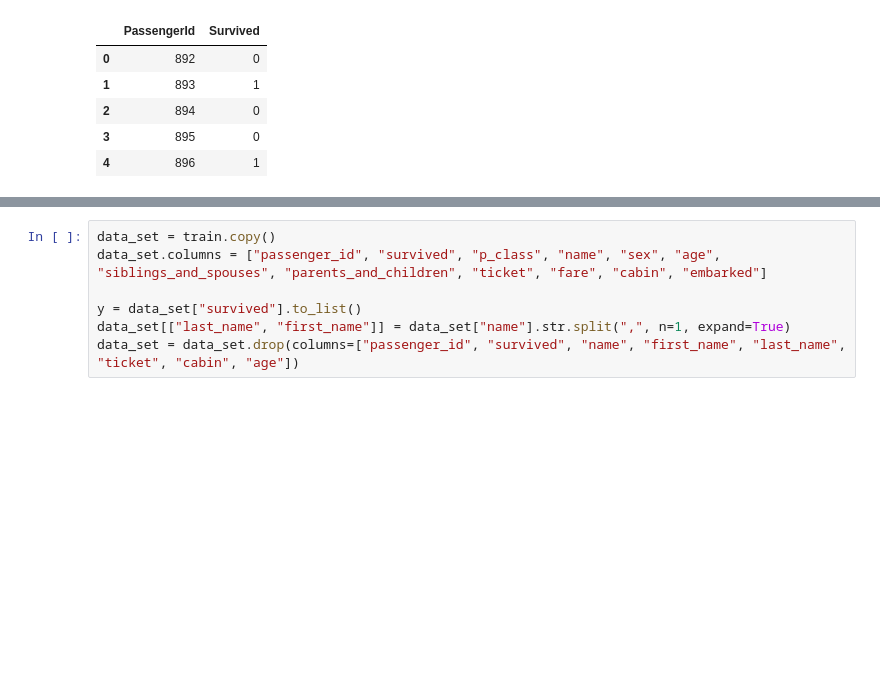
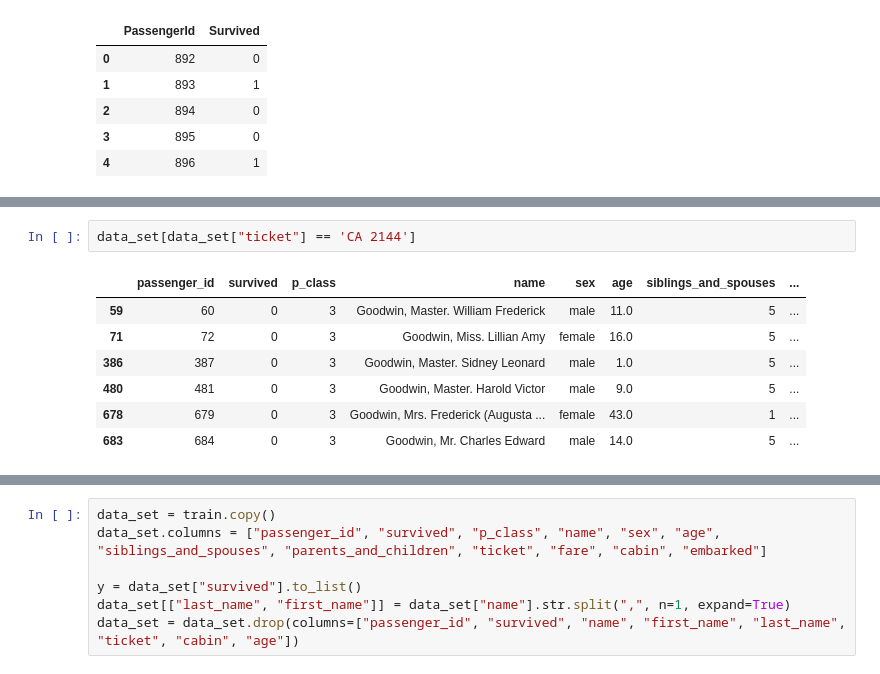
Before and after one commit to ndl284/learning_ml, a Jupyter notebook: notebooks/excercises/Chapter 3 Exercises.ipynb, the cells around one changed output, grey strips where cells are left out. Drawn from its saved outputs; the diff is of its cells as text; blank space fills up the shorter version.

```diff
--- a/notebooks/excercises/Chapter 3 Exercises.ipynb
+++ b/notebooks/excercises/Chapter 3 Exercises.ipynb
@@ -311,0 +437,10 @@ gender_submission.head()
+# %%
+data_set[data_set["ticket"] == 'CA 2144']
+# %% [output]
+|  | passenger_id | survived | p_class | name | sex | age | siblings_and_spouses | ... |
+| 59 | 60 | 0 | 3 | Goodwin, Master. William Frederick | male | 11.0 | 5 | ... |
+| 71 | 72 | 0 | 3 | Goodwin, Miss. Lillian Amy | female | 16.0 | 5 | ... |
+| 386 | 387 | 0 | 3 | Goodwin, Master. Sidney Leonard | male | 1.0 | 5 | ... |
+| 480 | 481 | 0 | 3 | Goodwin, Master. Harold Victor | male | 9.0 | 5 | ... |
+| 678 | 679 | 0 | 3 | Goodwin, Mrs. Frederick (Augusta ... | female | 43.0 | 1 | ... |
+| 683 | 684 | 0 | 3 | Goodwin, Mr. Charles Edward | male | 14.0 | 5 | ... |
```
Also changed, not shown: parts of 19 cells of this notebook.
